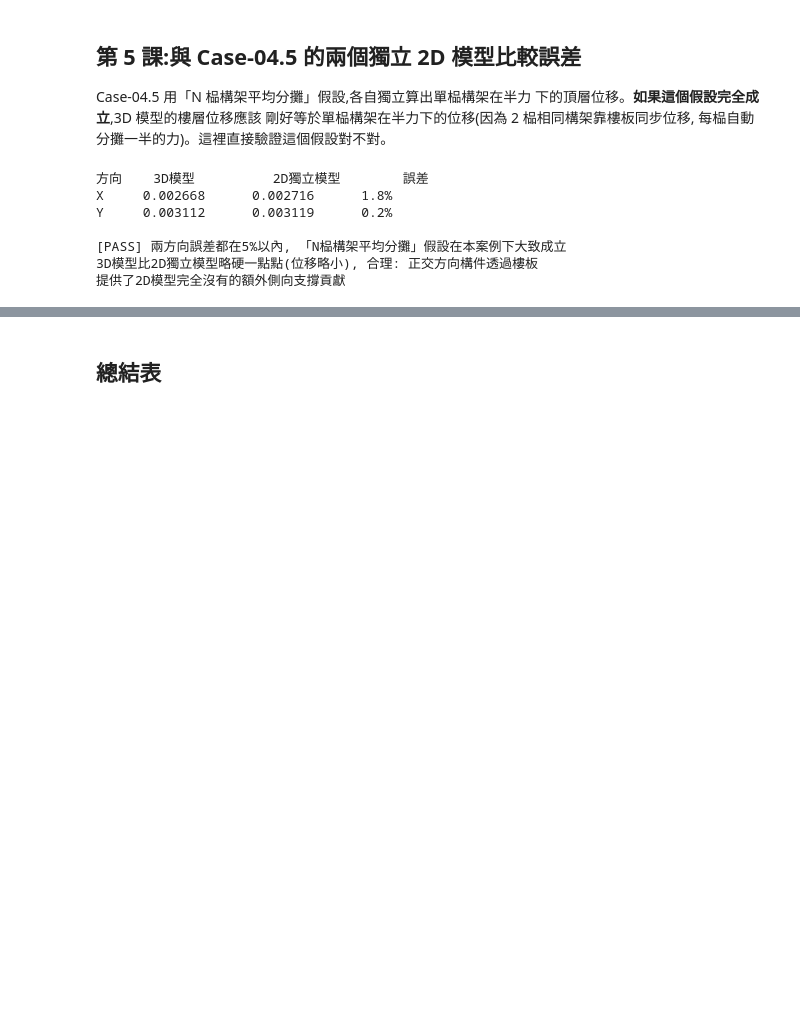
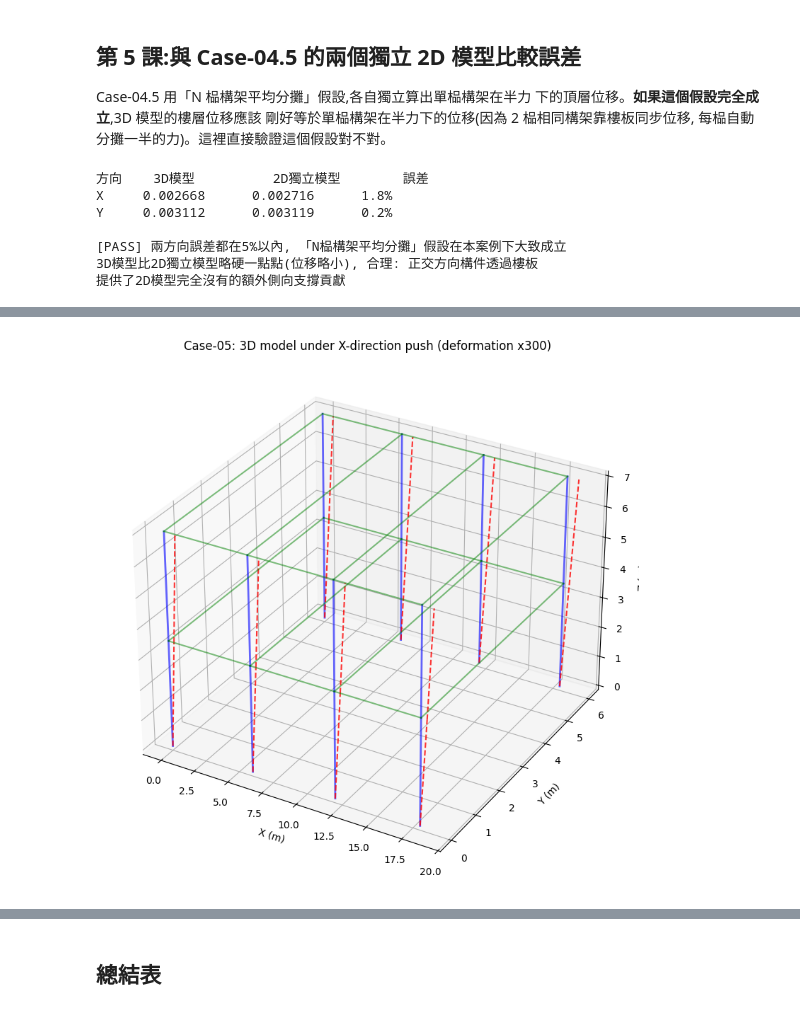
Before and after one commit to zhixiu0223/taiwan-seismic-code-calc, a Jupyter notebook: notebooks/case05_3d_model.ipynb, the cells around one changed output, grey strips where cells are left out. Cells and saved outputs as stored; diff of their text form; code cells hidden in the pictures; blank space fills up the shorter version.

```diff
--- a/notebooks/case05_3d_model.ipynb
+++ b/notebooks/case05_3d_model.ipynb
@@ -220,0 +229,89 @@ Y     0.003112      0.003119      0.2%
+# %%
+%matplotlib inline
+import matplotlib.pyplot as plt
+from mpl_toolkits.mplot3d import Axes3D
+
+def rebuild_and_push(direction='X', h_col_val=0.40):
+    Ic_ = h_col_val**4/12
+    A_col_ = h_col_val**2
+    J_col_ = 0.141*h_col_val**4
+    ops.wipe()
+    ops.model('basic', '-ndm', 3, '-ndf', 6)
+    node_grid = {}
+    nid = 1
+    for k, z in enumerate(zs):
+        for j, y in enumerate(ys):
+            for i, x in enumerate(xs):
+                ops.node(nid, x, y, z)
+                if k == 0: ops.fix(nid, 1,1,1,1,1,1)
+                node_grid[(i,j,k)] = nid
+                nid += 1
+    ops.geomTransf('Linear', 1, 1,0,0)
+    ops.geomTransf('Linear', 2, 0,0,1)
+    ops.geomTransf('Linear', 3, 0,0,1)
+    eid = 1
+    col_elems = []
+    for k in range(1, len(zs)):
+        for j in range(len(ys)):
+            for i in range(len(xs)):
+                ni = node_grid[(i,j,k-1)]; nj = node_grid[(i,j,k)]
+                ops.element('elasticBeamColumn', eid, ni, nj, A_col_, E, G, J_col_, Ic_, Ic_, 1)
+                col_elems.append((eid,ni,nj)); eid += 1
+    beamX_elems = []
+    for k in range(1, len(zs)):
+        for j in range(len(ys)):
+            for i in range(len(xs)-1):
+                ni = node_grid[(i,j,k)]; nj = node_grid[(i+1,j,k)]
+                ops.element('elasticBeamColumn', eid, ni, nj, A_beam, E, G, J_beam, Ib, Ib_weak, 2)
+                beamX_elems.append((eid,ni,nj)); eid += 1
+    beamY_elems = []
+    for k in range(1, len(zs)):
+        for j in range(len(ys)-1):
+            for i in range(len(xs)):
+                ni = node_grid[(i,j,k)]; nj = node_grid[(i,j+1,k)]
+                ops.element('elasticBeamColumn', eid, ni, nj, A_beam, E, G, J_beam, Ib, Ib_weak, 3)
+                beamY_elems.append((eid,ni,nj)); eid += 1
+    master_nodes = {}
+    for k in [1,2]:
+        mnid = 1000+k
+        zc = zs[k]; xc = sum(xs)/len(xs); yc = sum(ys)/len(ys)
+        ops.node(mnid, xc, yc, zc)
+        master_nodes[k] = mnid
+        slave = [node_grid[(i,j,k)] for j in range(len(ys)) for i in range(len(xs))]
+        ops.rigidDiaphragm(3, mnid, *slave)
+        ops.fix(mnid, 0,0,1,1,1,0)
+    ops.timeSeries('Linear', 1); ops.pattern('Plain', 1, 1)
+    if direction == 'X':
+        ops.load(master_nodes[1], F1_total, 0.0, 0.0, 0.0,0.0,0.0)
+        ops.load(master_nodes[2], F2_total, 0.0, 0.0, 0.0,0.0,0.0)
+    else:
+        ops.load(master_nodes[1], 0.0, F1_total, 0.0, 0.0,0.0,0.0)
+        ops.load(master_nodes[2], 0.0, F2_total, 0.0, 0.0,0.0,0.0)
+    ops.system('BandGeneral'); ops.numberer('RCM'); ops.constraints('Transformation')
+    ops.test('NormDispIncr',1e-8,50); ops.algorithm('Newton')
+    ops.integrator('LoadControl',1.0); ops.analysis('Static'); ops.analyze(1)
+    node_xyz = {n:(xs[i],ys[j],zs[k]) for (i,j,k),n in node_grid.items()}
+    disp = {n:(ops.nodeDisp(n,1),ops.nodeDisp(n,2),ops.nodeDisp(n,3)) for n in node_grid.values()}
+    return node_xyz, disp, col_elems, beamX_elems, beamY_elems
+
+
+node_xyz, disp_X, col_elems, beamX_elems, beamY_elems = rebuild_and_push('X')
+
+fig = plt.figure(figsize=(9,8))
+ax = fig.add_subplot(111, projection='3d')
+scale = 300
+for eid,ni,nj in col_elems:
+    xi,yi,zi = node_xyz[ni]; xj,yj,zj = node_xyz[nj]
+    ax.plot([xi,xj],[yi,yj],[zi,zj],'b-',lw=2,alpha=0.6)
+    xdi,ydi,zdi = xi+disp_X[ni][0]*scale, yi+disp_X[ni][1]*scale, zi+disp_X[ni][2]*scale
+    xdj,ydj,zdj = xj+disp_X[nj][0]*scale, yj+disp_X[nj][1]*scale, zj+disp_X[nj][2]*scale
+    ax.plot([xdi,xdj],[ydi,ydj],[zdi,zdj],'r--',lw=1.5,alpha=0.8)
+for eid,ni,nj in beamX_elems+beamY_elems:
+    xi,yi,zi = node_xyz[ni]; xj,yj,zj = node_xyz[nj]
+    ax.plot([xi,xj],[yi,yj],[zi,zj],'g-',lw=1.5,alpha=0.5)
+ax.set_xlabel('X (m)'); ax.set_ylabel('Y (m)'); ax.set_zlabel('Z (m)')
+ax.set_title('Case-05: 3D model under X-direction push (deformation x300)')
+plt.tight_layout()
+plt.show()
+# %% [output]
+[figure, added]
```
Also changed, not shown: parts of 2 cells of this notebook, 2 other files.
